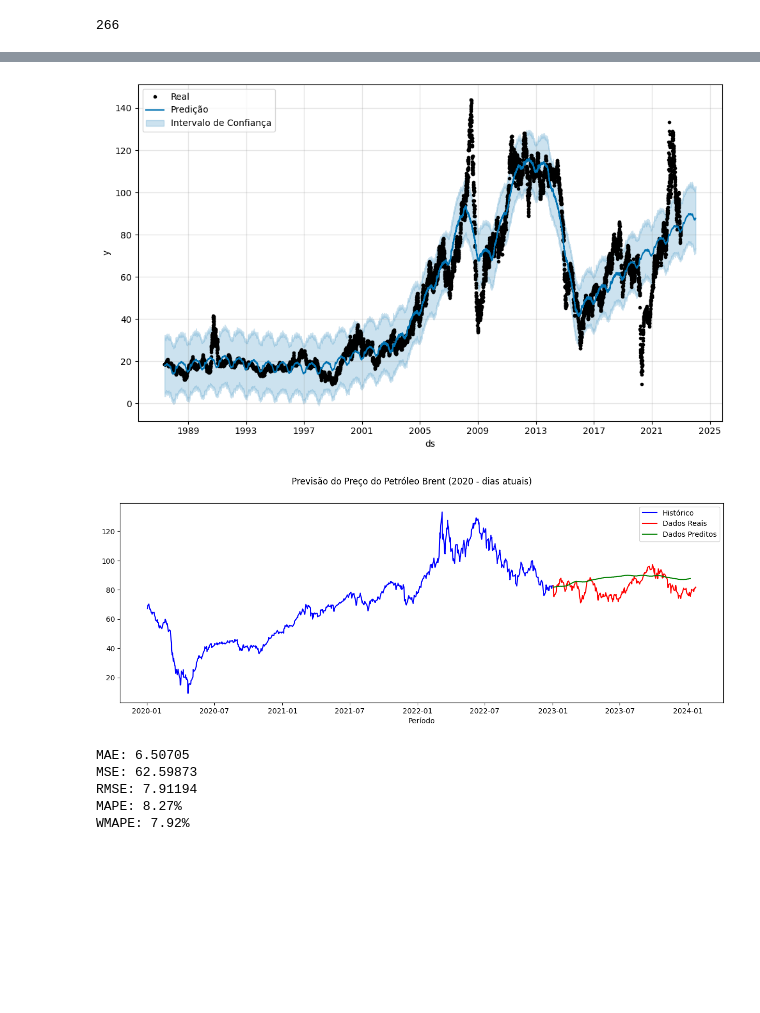
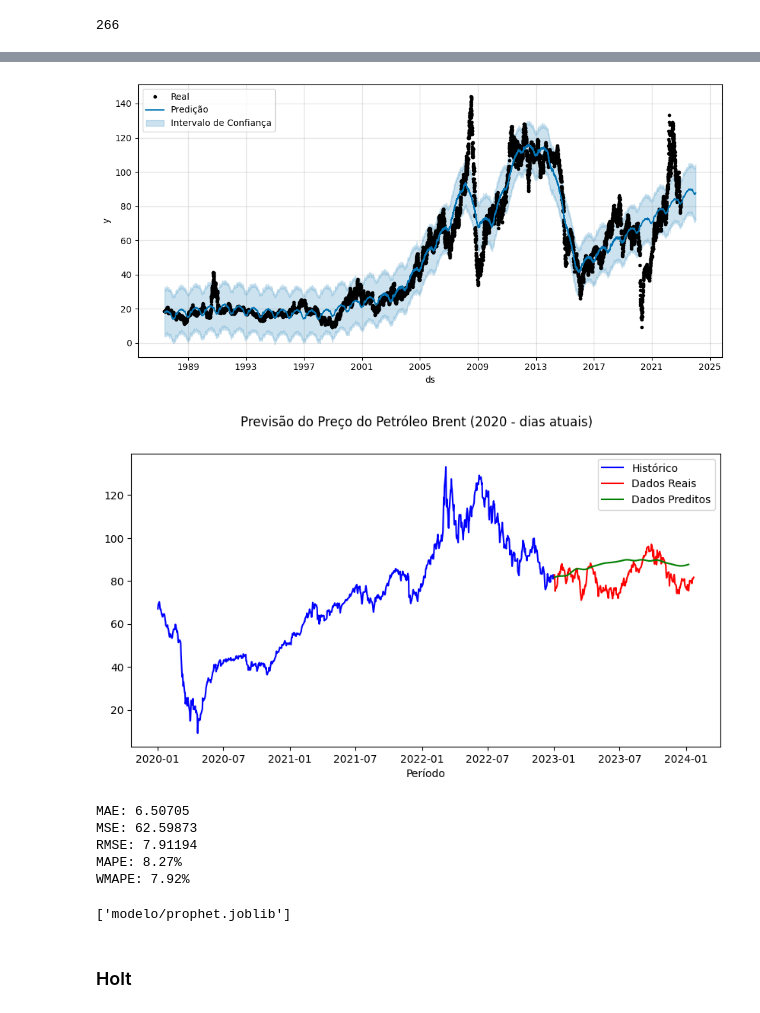
Before and after one commit to afonsosr2/tech-challenge-g51-fase04, a Jupyter notebook: modelos.ipynb, the cells around one changed output, grey strips where cells are left out. Drawn from its saved outputs; the diff is of its cells as text; code cells hidden in the pictures; blank space fills up the shorter version.

```diff
--- a/modelos.ipynb
+++ b/modelos.ipynb
@@ -428,6 +391,6 @@ forecast[['ds', 'yhat', 'yhat_lower', 'yhat_upper']].tail()
 # %%
-fig = m.plot(forecast)
+fig = m.plot(forecast, figsize=(10,5))
 plt.legend(['Real', 'Predição', 'Intervalo de Confiança'])
 plt.show()
 # %% [output]
-[figure, old version]
+[figure, new version]
@@ -434,17 +399,17 @@ plt.show()
 # %%
-fig, ax = plt.subplots(figsize = (15,5))
+fig, ax = plt.subplots(figsize = (10,5))
 fig.suptitle('Previsão do Preço do Petróleo Brent (2020 - dias atuais)')
 
 treino_prophet_2020m = df_train.loc[df_train['ds'] >= '2020-01-01']
-validacao = forecast.iloc[-h_prophet:]
+pred_prophet = forecast.iloc[-h_prophet:]
 
 dados_treino, = plt.plot(treino_prophet_2020m['ds'], treino_prophet_2020m['y'],"b", label = "Histórico")
 dados_teste, = plt.plot(df_test['ds'], df_test['y'], "r", label = "Dados Reais")
-dados_pred, = plt.plot(validacao['ds'], validacao['yhat'], "g", label = "Dados Preditos")
+dados_pred, = plt.plot(pred_prophet['ds'], pred_prophet['yhat'], "g", label = "Dados Preditos")
 plt.legend(handles=[dados_treino, dados_teste, dados_pred])
 plt.xlabel('Período')
 plt.show()
 # %% [output]
-[figure, old version]
+[figure, new version]
 # %%
 # Performance da técnica
@@ -464,3 +429,10 @@ MSE: 62.59873
 RMSE: 7.91194
 MAPE: 8.27%
 WMAPE: 7.92%
+# %%
+import joblib
+joblib.dump(m, 'modelo/prophet.joblib')
+# %% [output]
+['modelo/prophet.joblib']
+# %% [markdown]
+### Holt
```
Also changed, not shown: parts of 23 cells of this notebook, 8 other files.
